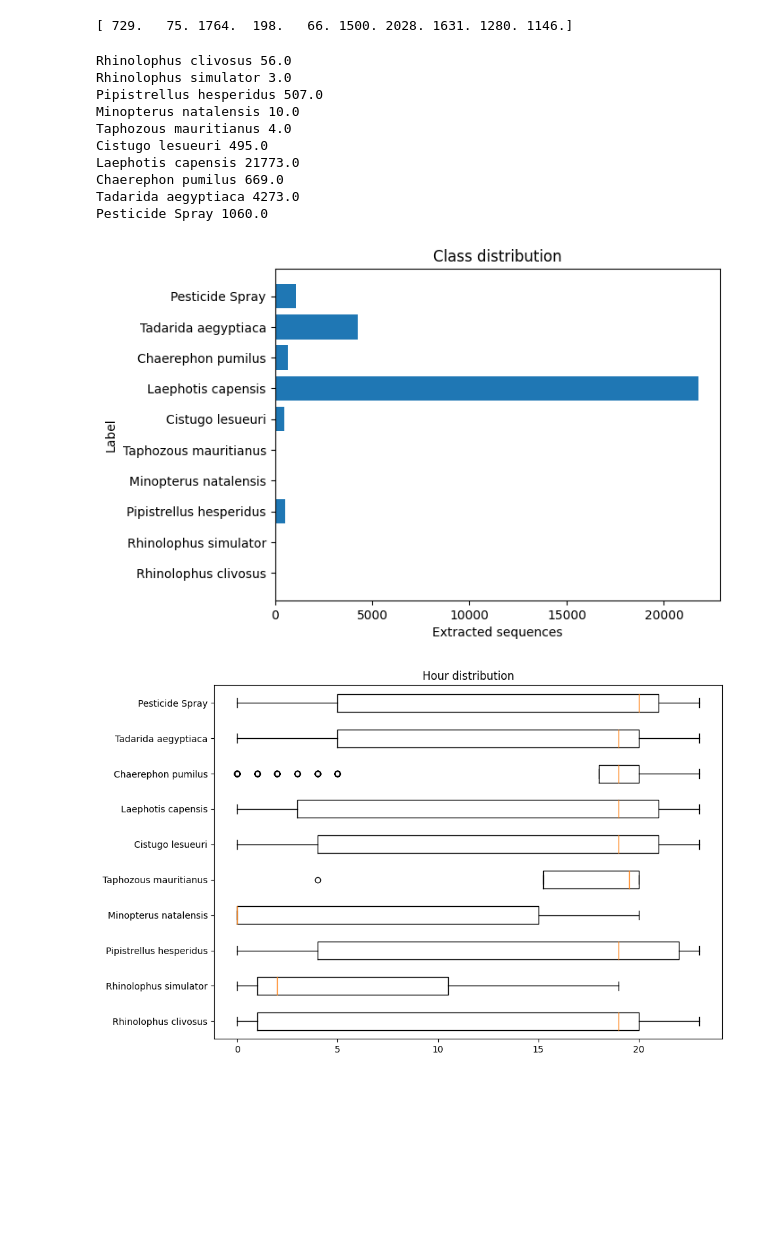
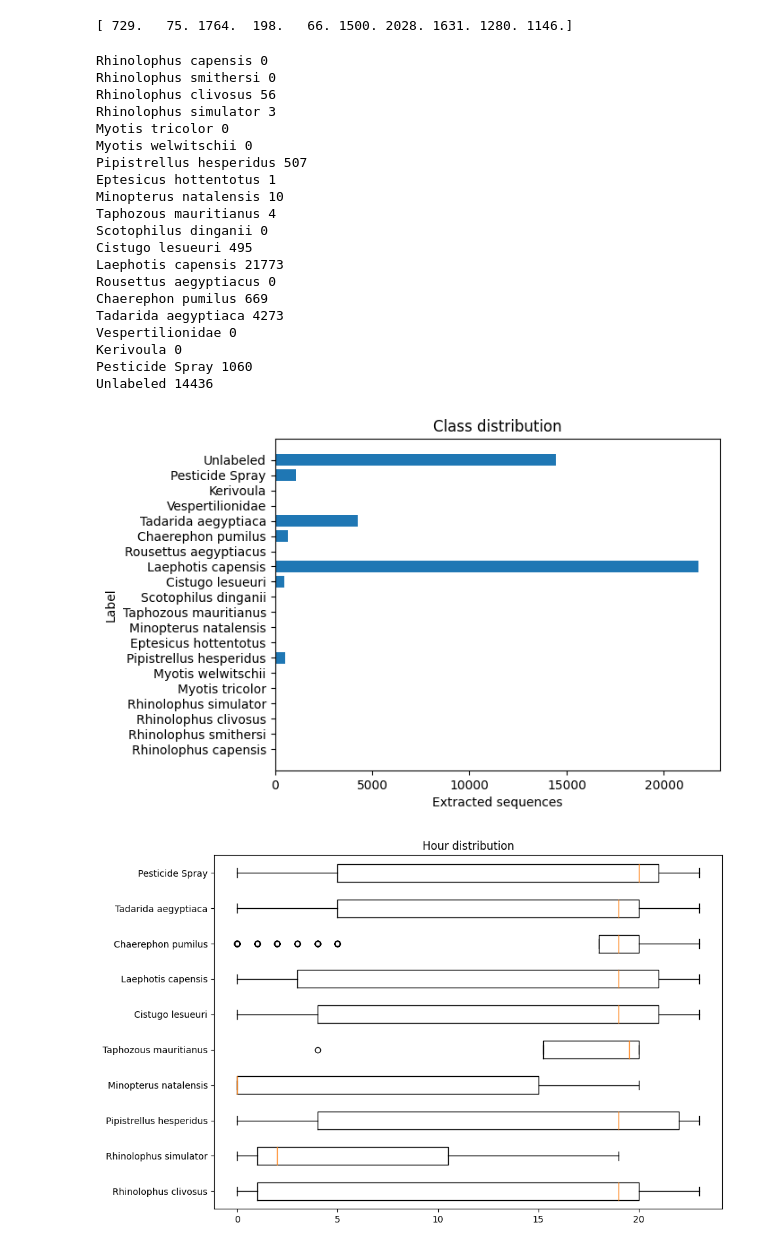
Before and after one commit to FrankFundel/BigBAT, a Jupyter notebook: UFS-Experiments/UFS-Analysis.ipynb, the cells around one changed output. Saved outputs shown, nothing was run; the diff lists cells and outputs as text; code cells hidden in the pictures; blank space fills up the shorter version.

```diff
--- a/UFS-Analysis.ipynb
+++ b/UFS-Experiments/UFS-Analysis.ipynb
@@ -27,6 +27,30 @@ ufs_classes_list = [
     #"Unlabeled",
 ]
 ufs_classes = { ufs_classes_list[i]: i for i in range(0, len(ufs_classes_list)) }
+
+ufs_classes_list2 = [
+    "Rhinolophus capensis",
+    "Rhinolophus smithersi",
+    "Rhinolophus clivosus",
+    "Rhinolophus simulator",
+    "Myotis tricolor",
+    "Myotis welwitschii",
+    "Pipistrellus hesperidus",
+    "Eptesicus hottentotus",
+    "Minopterus natalensis",
+    "Taphozous mauritianus",
+    "Scotophilus dinganii",
+    "Cistugo lesueuri",
+    "Laephotis capensis",
+    "Rousettus aegyptiacus",
+    "Chaerephon pumilus",
+    "Tadarida aegyptiaca",
+    "Vespertilionidae",
+    "Kerivoula",
+    "Pesticide Spray",
+    "Unlabeled",
+]
+ufs_classes2 = { ufs_classes_list2[i]: i for i in range(0, len(ufs_classes_list2)) }
 # %%
 num_bands = 257
 max_len = 60
@@ -82,12 +106,12 @@ print(spec_count)
 # %%
 import csv
 
-time_data = [[] for _ in ufs_classes]
-date_data = [[] for _ in ufs_classes]
-temp_data = [[] for _ in ufs_classes]
-loc_data = [[] for _ in ufs_classes]
+time_data = [[] for _ in ufs_classes2]
+date_data = [[] for _ in ufs_classes2]
+temp_data = [[] for _ in ufs_classes2]
+loc_data = [[] for _ in ufs_classes2]
 
-spec_count2 = np.zeros(len(list(ufs_classes)))
+spec_count2 = np.zeros(len(list(ufs_classes2)))
 
 with open('../UFS/meta_n.csv') as csvfile:
     reader = csv.reader(csvfile, delimiter=';')
@@ -100,34 +124,44 @@ with open('../UFS/meta_n.csv') as csvfile:
         loc = [float(row[10]), float(row[11])]
 
         for s in species.split(','):
-            if s in ufs_classes:
-                i = ufs_classes[s]
+            if s in ufs_classes2:
+                i = ufs_classes2[s]
                 spec_count2[i] += 1
                 time_data[i].append(time)
                 date_data[i].append(date)
                 temp_data[i].append(temp)
                 loc_data[i].append(loc)
 # %%
-for i, c in enumerate(list(ufs_classes)):
-    print(c, spec_count2[i])
+for i, c in enumerate(list(ufs_classes2)):
+    print(c, int(spec_count2[i]))
 
-plt.barh(list(ufs_classes), spec_count2)
+plt.barh(list(ufs_classes2), spec_count2)
 plt.ylabel("Label")
 plt.xlabel("Extracted sequences")
 plt.title("Class distribution")
 plt.show()
 # %% [output]
-Rhinolophus clivosus 56.0
-Rhinolophus simulator 3.0
-Pipistrellus hesperidus 507.0
-Minopterus natalensis 10.0
-Taphozous mauritianus 4.0
-Cistugo lesueuri 495.0
-Laephotis capensis 21773.0
-Chaerephon pumilus 669.0
-Tadarida aegyptiaca 4273.0
-Pesticide Spray 1060.0
+Rhinolophus capensis 0
+Rhinolophus smithersi 0
+Rhinolophus clivosus 56
+Rhinolophus simulator 3
+Myotis tricolor 0
+Myotis welwitschii 0
+Pipistrellus hesperidus 507
+Eptesicus hottentotus 1
+Minopterus natalensis 10
+Taphozous mauritianus 4
+Scotophilus dinganii 0
+Cistugo lesueuri 495
+Laephotis capensis 21773
+Rousettus aegyptiacus 0
+Chaerephon pumilus 669
+Tadarida aegyptiaca 4273
+Vespertilionidae 0
+Kerivoula 0
+Pesticide Spray 1060
+Unlabeled 14436
-[figure, old version]
+[figure, new version]
 # %%
 # For each class: avg time boxplot, avg temperatur boxplot
 # weather matrix, geo matrix
```
Also changed, not shown: 10 other files.
